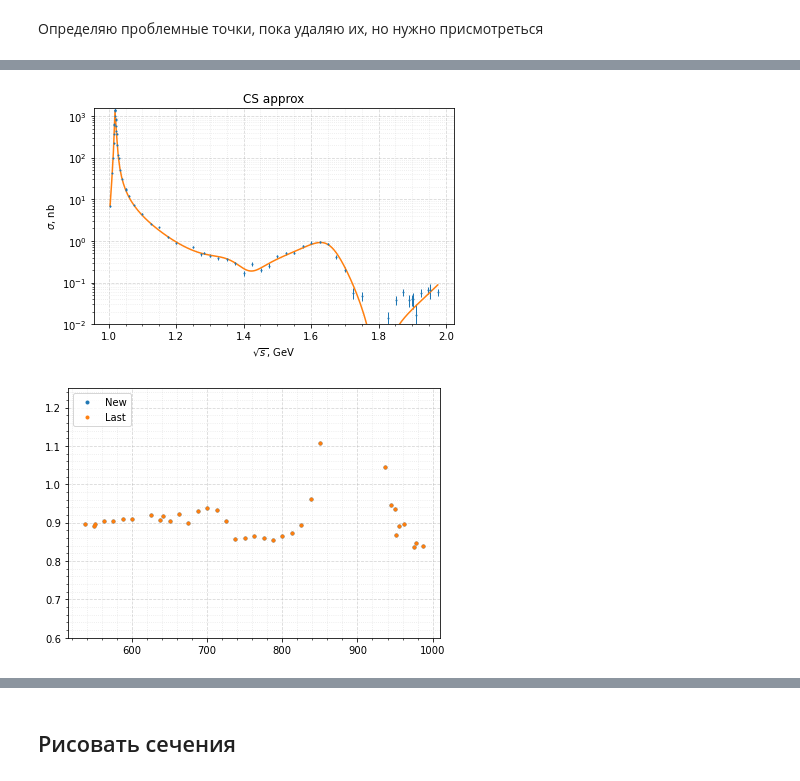
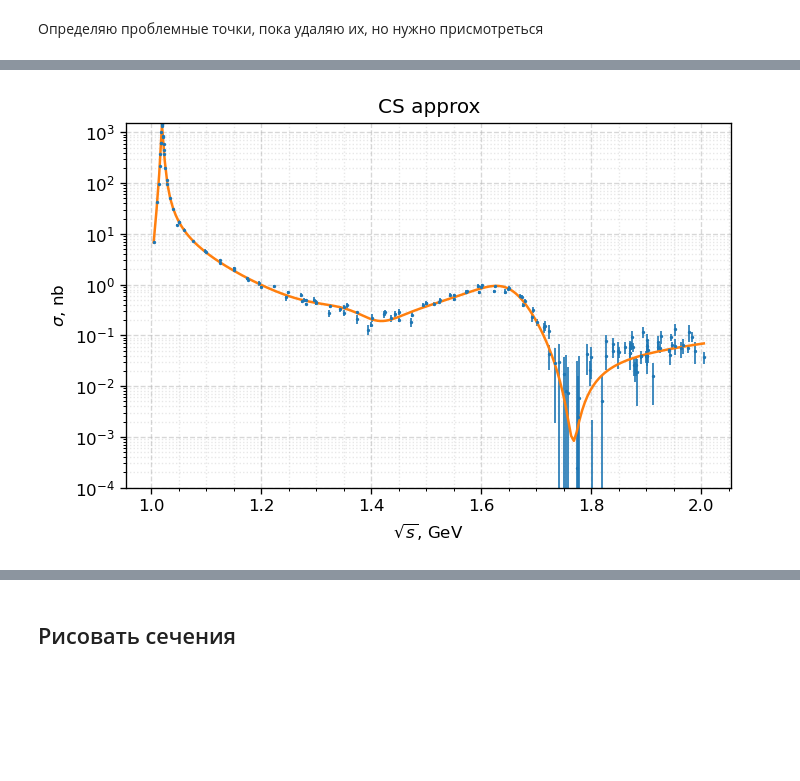
Before and after one commit to nikita-p/kskl20, a Jupyter notebook: notebooks/07. Radcors.ipynb, the cells around one changed output, grey strips where cells are left out. Drawn from its saved outputs; the diff is of its cells as text; code cells hidden in the pictures; blank space fills up the shorter version.

```diff
--- a/notebooks/07. Radcors.ipynb
+++ b/notebooks/07. Radcors.ipynb
@@ -20,3 +17,29 @@ df = pd.concat([df_signal, df_reg_eff, df_triggers, df_lum], axis=1)
+# %%
+def calc_cs_born(df):
+    cs_born = df['n_sig_exp']/(df['lum']*df['eff0']*df['eff_trig']*df['rad']*df['dccorr'])
+    cs_born_err = cs_born*df['rad']*np.sqrt( (df['n_sig_exp_err']/df['n_sig_exp'])**2 +
+        (df['lum_err']/df['lum'])**2 + (df['eff0_err']/df['eff0'])**2 + (df['eff_trig_err']/df['eff_trig'])**2 +
+                                           (df['dccorr_err']/df['dccorr'])**2) #не делю на рад.поправку
+    return (cs_born, cs_born_err)
+def get_cs(season, dropna=False):
+    df_signal = pd.read_csv(f'../data/{season}/results/signal.csv', index_col=0)
+    df_reg_eff = pd.read_csv(f'../data/{season}/results/reg_eff.csv', index_col=0)
+    df_triggers = pd.read_csv(f'../data/{season}/results/triggers.csv', index_col=0)
+    df_lum = pd.read_csv(f'/storeA/ryzhenenkov/lum20{season}.dat', sep='\t', names=['energy', 'lum', 'lum_err'], index_col='energy')
+    df_dc = pd.read_csv(f'../data/{season}/results/dc.csv', index_col=0) \
+        if os.path.isfile(f'../data/{season}/results/dc.csv') else pd.DataFrame({'dccorr': 1, 'dccorr_err': 0}, index=df_signal.index)
+    df_rads = pd.read_csv(f'../data/{season}/results/radcors.csv', index_col=0) \
+        if os.path.isfile(f'../data/{season}/results/radcors.csv') else pd.DataFrame({'rad': 1, 'rad_err': 0}, index=df_signal.index)
+    df = pd.concat([df_signal, df_reg_eff, df_triggers, df_lum, df_dc, df_rads], axis=1)
+    df.rad.fillna(1, inplace=True)
+    df.rad_err.fillna(0, inplace=True)
+    df['cs_born'], df['cs_born_err'] = calc_cs_born(df)
+    df['season'] = season
+    if dropna:
+        df.dropna(inplace=True)
+    return df
+# %%
+df = pd.concat([get_cs(season) for season in SEASONS], axis=0)
 # %% [markdown]
 Определяю проблемные точки, пока удаляю их, но нужно присмотреться
 # %%
@@ -72,12 +77,14 @@ df2.head()
+# %%
+df_rad = pd.concat([df_koz, df])
 # %%
 params = [0.9639, 1.0919, -0.0062, -0.0279, 1.0509,
           -0.0674, 1740.0, 250.0, 1670.0, 315.0, 1680.0,
           150.0, 2150.0, 315.0, 1470.0, 400.0, 1425.0,
           225.0, 2239.0, 139.0, 1.3856, 0.0064, -0.2363, 0.01]
 # %%
-m = Minuit(cost.LeastSquares(df2.emeas*2e-3,
-        df2.cs_born, df2.cs_born_err, lambda x, n, r1, r2, r3, p1, p2, mr3, wr3, mo2, wo2, mp1, wp1, mo3, wo3, mr1, wr1, mo1, wo1, a18, a19, a20, a21, a22, a23:
-        mdvm.Cross_Section_Neutral(x, [n, r1, r2, r3, p1, p2, mr3, wr3, mo2, wo2, mp1, wp1, mo3, wo3, mr1, wr1, mo1, wo1, a18, a19, a20, a21, a22, a23])), *params)
+m = Minuit(cost.LeastSquares(df_rad.emeas*2e-3,
+        df_rad.cs_born, df_rad.cs_born_err, lambda x, n, r1, r2, r3, p1, p2, mr3, wr3, mo2, wo2, mp1, wp1, mo3, wo3, mr1, wr1, mo1, wo1, mp2, wp2, a20, a21, a22, a23:
+        mdvm.Cross_Section_Neutral(x, [n, r1, r2, r3, p1, p2, mr3, wr3, mo2, wo2, mp1, wp1, mo3, wo3, mr1, wr1, mo1, wo1, mp2, wp2, a20, a21, a22, a23])), *params)
 # %%
 m.fixed['mr3'], m.fixed['wr3'] = True, True
 m.fixed['mo2'], m.fixed['wo2'] = True, True
@@ -112,14 +124,15 @@ m.simplex()#.migrad()
 # %%
-xx = np.linspace(df2.emeas.min()*2e-3, df2.emeas.max()*2e-3, 200)
+xx = np.linspace(df_rad.emeas.min()*2e-3, df_rad.emeas.max()*2e-3, 200)
 yy = mdvm.Cross_Section_Neutral(xx, m.values)
 
-plt.errorbar(df2.emeas*2e-3, df2.cs_born, yerr=df2.cs_born_err, fmt='.', label=f'Measured cs', alpha=1, markersize=2, lw=1)
+plt.figure(dpi=120)
+plt.errorbar(df_rad.emeas*2e-3, df_rad.cs_born, yerr=df_rad.cs_born_err, fmt='.', label=f'Measured cs', alpha=1, markersize=2, lw=1)
 plt.plot(xx, yy)
 pys.my_style(title='CS approx', xtitle='$\sqrt{s}$, GeV', ytitle='$\sigma$, nb',
-            ylim=(1e-2, None))
+            ylim=(1e-4, None))
 plt.yscale('log')
 # %% [output]
-[figure, old version]
+[figure, new version]
 # %%
 df_fit = pd.DataFrame({'emeas': xx, 'cs_born': yy})
 # %%
@@ -139,8 +142,0 @@ ser_rads_errs = pd.Series(rads_errs, index=ens, name='rad_errs')
-# %%
-plt.errorbar(ens, rads, fmt='.', label='New')
-plt.errorbar(df_rads.index, df_rads.rad, fmt='.', label='Last')
-plt.legend()
-pys.my_style()
-plt.ylim(0.6, 1.25);
-# %% [output]
-[figure, removed]
```
Also changed, not shown: parts of 31 cells of this notebook, 38 other files.
